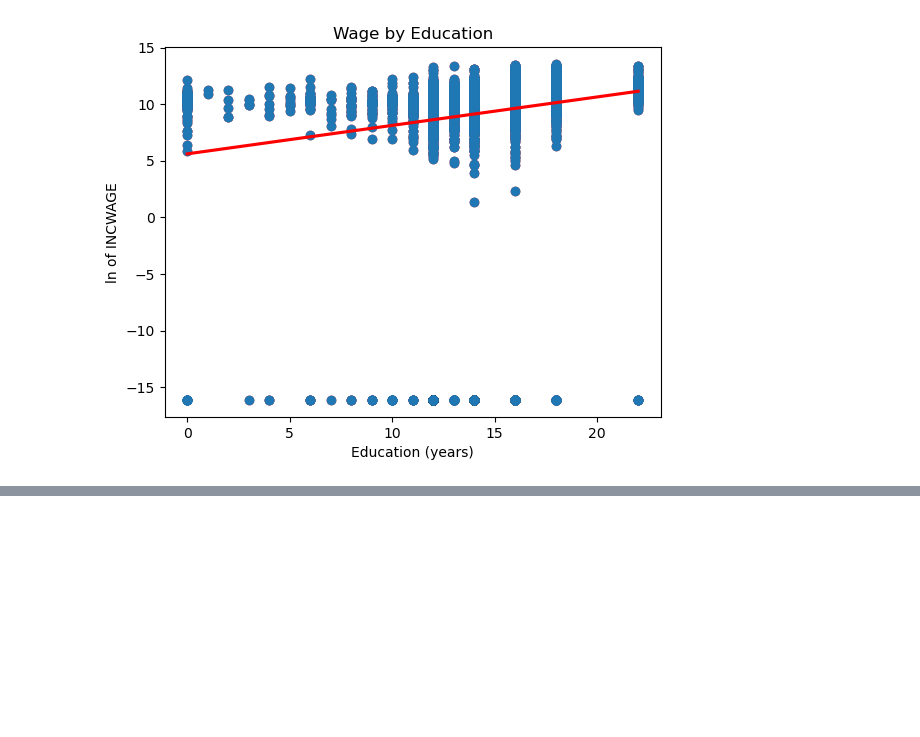
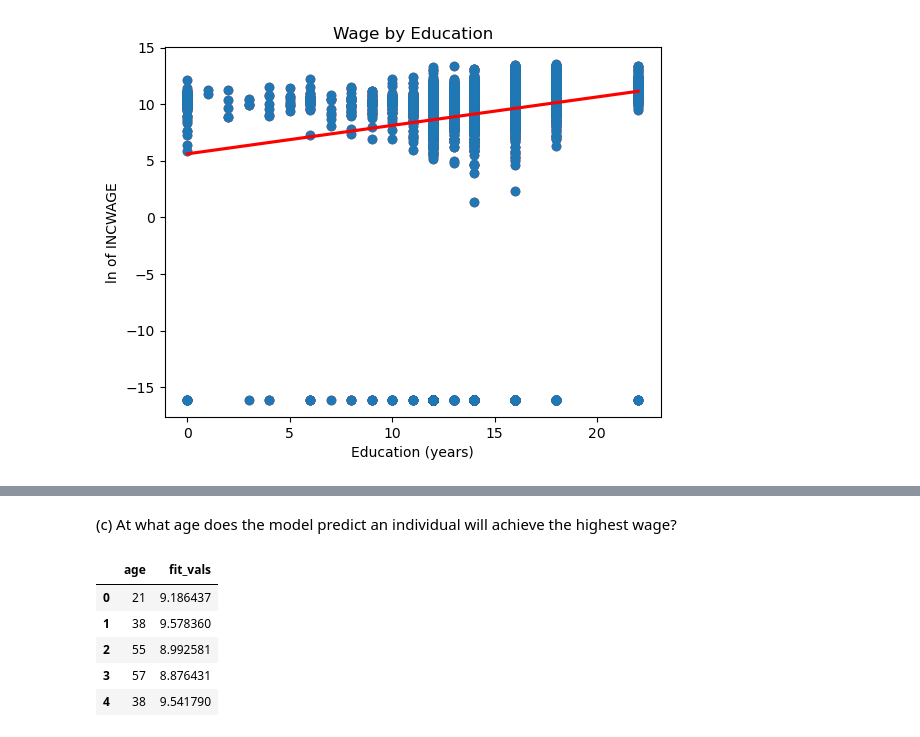
Before and after one commit to anitarestrepo16/machine-learning-class-2023, a Jupyter notebook: MiniProject1/MiniProject1.ipynb, the cells around one changed output, grey strips where cells are left out. Drawn from its saved outputs; the diff is of its cells as text; code cells hidden in the pictures; blank space fills up the shorter version.

```diff
--- a/MiniProject1/MiniProject1.ipynb
+++ b/MiniProject1/MiniProject1.ipynb
@@ -224,0 +230,12 @@ educdc + β2 f emale + β3age + β4age2+ β5white + β6black + β8hispanic+ β9m
+# %% [markdown]
+(c) At what age does the model predict an individual will achieve the highest wage?
+# %%
+temp = pd.DataFrame({"age": df["AGE"], "fit_vals": result.fittedvalues})
+temp.head()
+# %% [output]
+|  | age | fit_vals |
+| 0 | 21 | 9.186437 |
+| 1 | 38 | 9.578360 |
+| 2 | 55 | 8.992581 |
+| 3 | 57 | 8.876431 |
+| 4 | 38 | 9.541790 |
```
Also changed, not shown: parts of 13 cells of this notebook.
